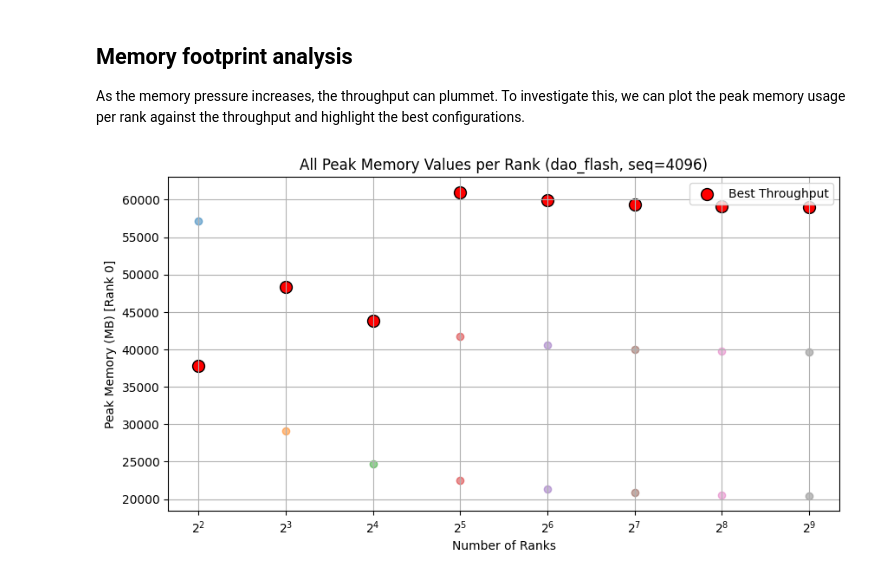
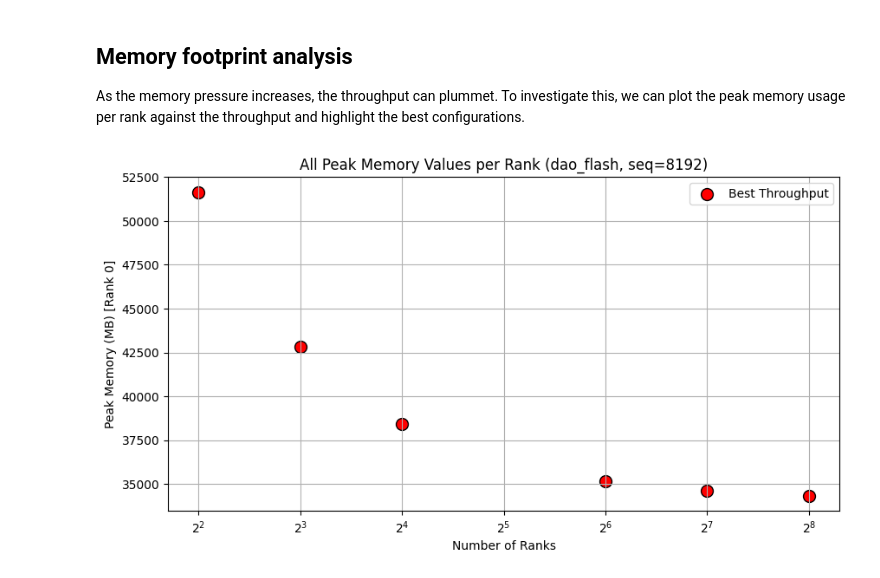
Before and after one commit to Modalities/modalities, a Jupyter notebook: tutorials/scaling_up/analysis/throughput_analysis.ipynb, the cells around one changed output. Saved outputs shown, nothing was run; the diff lists cells and outputs as text; code cells hidden in the pictures.

```diff
--- a/tutorials/scaling_up/analysis/throughput_analysis.ipynb
+++ b/tutorials/scaling_up/analysis/throughput_analysis.ipynb
@@ -128,8 +128,12 @@ def load_sweep(most_recent_configs: list[Path]) -> pd.DataFrame:
         errors = []
         for error_file_path in errors_file_paths:
             with error_file_path.open("r") as f:
-                error = json.load(f)
-            errors.append(error["error"]["type"])
+                try:
+                    error = json.load(f)
+                    error_type = error["error"]["type"]
+                except json.JSONDecodeError:
+                    error_type = "ErrorFileParsingError"
+                errors.append(error_type)
         errors = list(set(errors))  # unique error types
 
         row = {
@@ -329,7 +333,7 @@ plt.show()
 
 As the memory pressure increases, the throughput can plummet. To investigate this, we can plot the peak memory usage per rank against the throughput and highlight the best configurations.
 # %%
-sequence_length = 4096
+sequence_length = 8192
 attention_implementation = "dao_flash"
 
 
@@ -353,31 +357,31 @@ best_rows = (
 fig, ax = plt.subplots(figsize=(10, 5))
 
 # Plot all memory values as background points
 for num_ranks, group in df_valid.groupby("num_ranks"):
     ax.scatter(
         [num_ranks] * len(group),
         group["peak memory rank 0 (MB)"],
         alpha=0.5,
         label=f"{num_ranks} ranks" if num_ranks not in best_rows["num_ranks"].values else None
     )
 
 # Plot best ones as red dots with black edge
 ax.scatter(
     best_rows["num_ranks"],
     best_rows["peak memory rank 0 (MB)"],
     color="red",
     edgecolors="black",
     s=100,
     label="Best Throughput"
 )
 
 # Final touches
 ax.set_title(f"All Peak Memory Values per Rank ({attention_implementation}, seq={sequence_length})")
 ax.set_xlabel("Number of Ranks")
 ax.set_ylabel("Peak Memory (MB) [Rank 0]")
 ax.set_xscale("log", base=2)
 ax.grid(True, which="both")
 ax.legend()
 plt.show()
 # %% [output]
-[figure, old version]
+[figure, new version]
```
Also changed, not shown: parts of 2 cells of this notebook.
